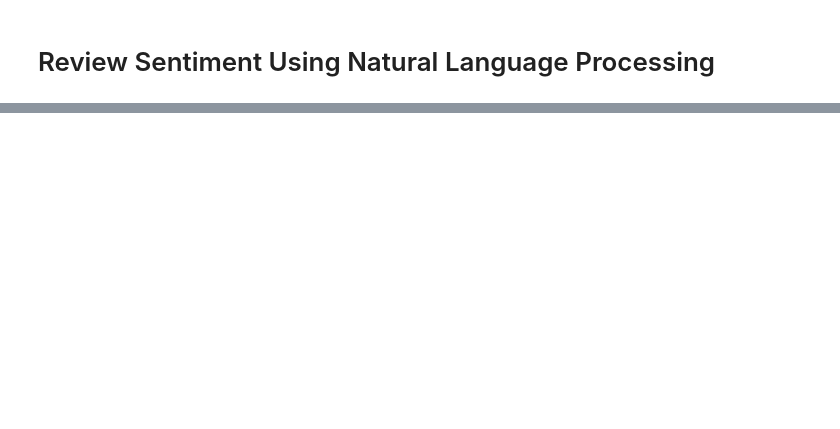
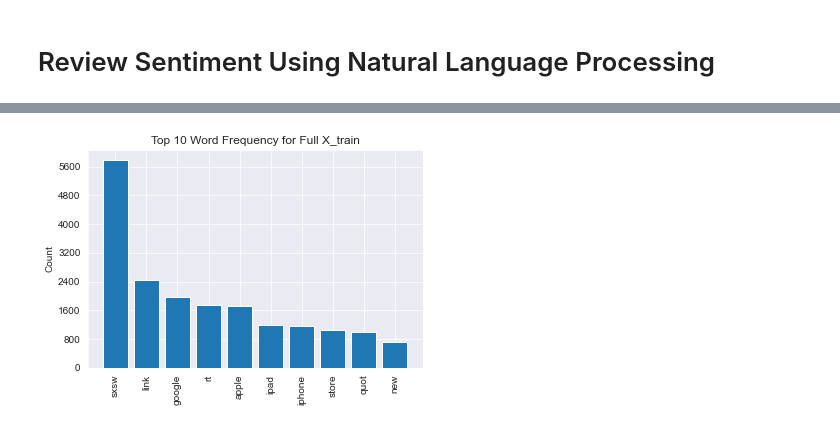
Before and after one commit to cmhollman/Phase_4_Project, a Jupyter notebook: Review_NLP.ipynb, the cells around one changed output, grey strips where cells are left out. Drawn from its saved outputs; the diff is of its cells as text; code cells hidden in the pictures; blank space fills up the shorter version.

```diff
--- a/Review_NLP.ipynb
+++ b/Review_NLP.ipynb
@@ -30,0 +352,9 @@ Name: sentiment, dtype: int64
+# %%
+import nltk
+nltk.download('stopwords', quiet=True)
+from nltk.corpus import stopwords
+
+
+def remove_stopwords(token_list):
+    stopwords_removed = [token for token in token_list if token not in stopwords_list]
+    return stopwords_removed
@@ -30,0 +377,11 @@ Name: sentiment, dtype: int64
+# %%
+X_train["text_without_stopwords"] = X_train["text_tokenized"].apply(remove_stopwords)
+# %%
+
+# Create a frequency distribution for X_train
+train_freq_dist = FreqDist(X_train["text_without_stopwords"].explode())
+
+# Plot the top 10 tokens
+visualize_top_10(train_freq_dist, "Top 10 Word Frequency for Full X_train")
+# %% [output]
+[figure, added]
```
Also changed, not shown: parts of 39 cells of this notebook.
